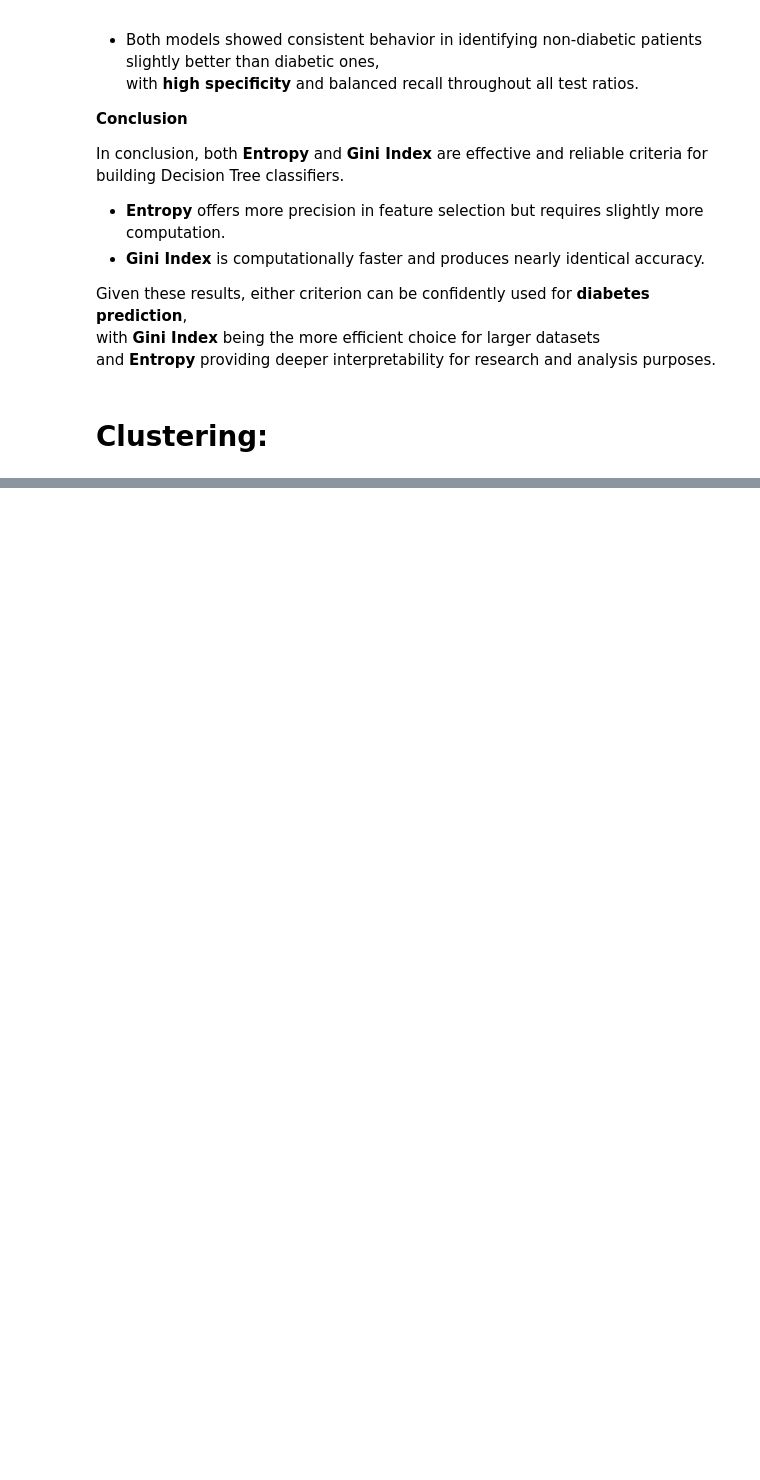
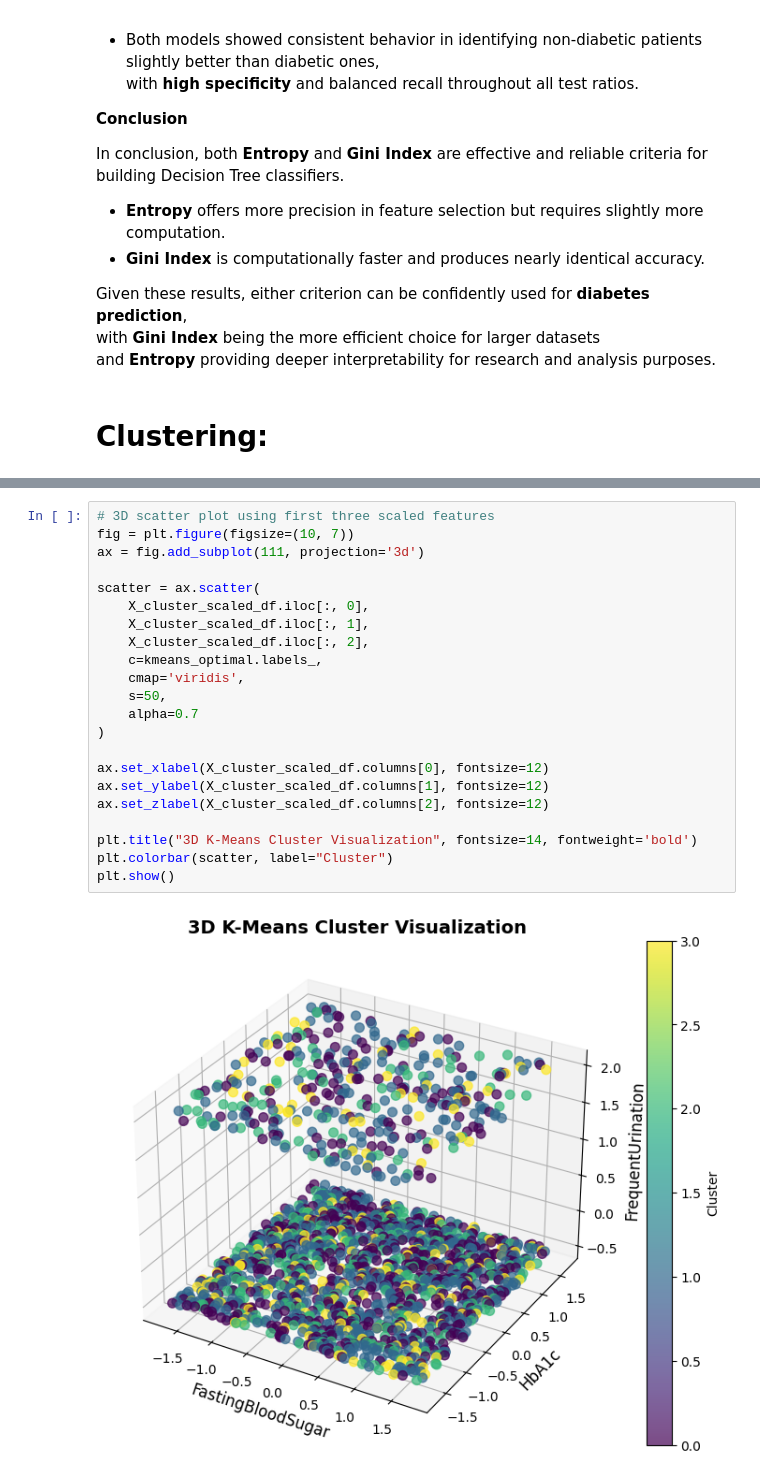
Before and after one commit to alanoudalsanad/Mining-project, a Jupyter notebook: Phase3Noura.ipynb, the cells around one changed output, grey strips where cells are left out. Cells and saved outputs as stored; diff of their text form; blank space fills up the shorter version.

```diff
--- a/Phase3Noura.ipynb
+++ b/Phase3Noura.ipynb
@@ -1106,0 +1242,24 @@ and **Entropy** providing deeper interpretability for research and analysis purp
+# %%
+# 3D scatter plot using first three scaled features
+fig = plt.figure(figsize=(10, 7))
+ax = fig.add_subplot(111, projection='3d')
+
+scatter = ax.scatter(
+    X_cluster_scaled_df.iloc[:, 0],
+    X_cluster_scaled_df.iloc[:, 1],
+    X_cluster_scaled_df.iloc[:, 2],
+    c=kmeans_optimal.labels_,
+    cmap='viridis',
+    s=50,
+    alpha=0.7
+)
+
+ax.set_xlabel(X_cluster_scaled_df.columns[0], fontsize=12)
+ax.set_ylabel(X_cluster_scaled_df.columns[1], fontsize=12)
+ax.set_zlabel(X_cluster_scaled_df.columns[2], fontsize=12)
+
+plt.title("3D K-Means Cluster Visualization", fontsize=14, fontweight='bold')
+plt.colorbar(scatter, label="Cluster")
+plt.show()
+# %% [output]
+[figure, added]
```
Also changed, not shown: parts of 8 cells of this notebook.
